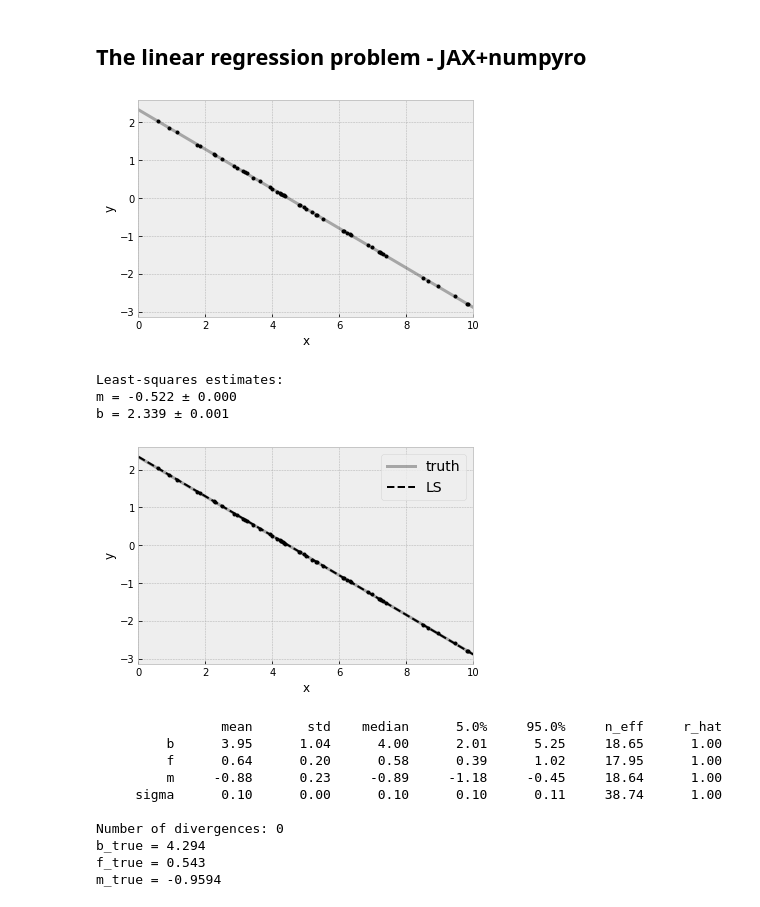
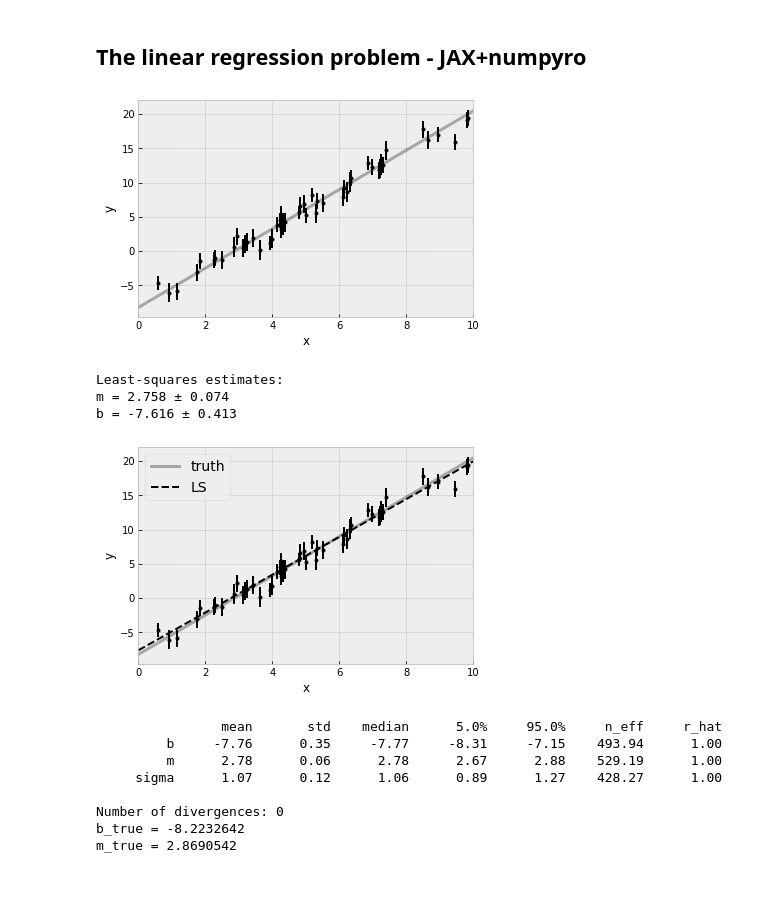
Before and after one commit to srijaniiserprinceton/qdpy-numpyro, a Jupyter notebook: notebooks/linear-regression.ipynb, the cells around one changed output. Cells and saved outputs as stored; diff of their text form; code cells hidden in the pictures.

```diff
--- a/notebooks/linear-regression.ipynb
+++ b/notebooks/linear-regression.ipynb
@@ -27,30 +26,30 @@ numpyro.set_platform("gpu")
 # %%
 import numpy as np
 import matplotlib.pyplot as plt
 
 np.random.seed(123)
 
 # Choose the "true" parameters.
-m_true = -0.9594
-b_true = 4.294
-f_true = 0.543
+m_true = 1.8594
+b_true = -5.3294
+f_true = 1.543
 
 # Generate some synthetic data from the model.
 N = 50
 x = np.sort(10 * np.random.rand(N))
-yerr = 0.01*(0.1 + 0.5 * np.random.rand(N))
 y = f_true * (m_true * x + b_true)
+yerr = 10.0*(0.1 + 0.05 * np.random.rand(N))
 y += np.abs(f_true * y) * np.random.randn(N) * 0.01
 y += yerr * np.random.randn(N)
 
 plt.errorbar(x, y, yerr=yerr, fmt=".k", capsize=0)
 x0 = np.linspace(0, 10, 500)
 plt.plot(x0, f_true * (m_true * x0 + b_true), "k", alpha=0.3, lw=3)
 plt.xlim(0, 10)
 plt.xlabel("x")
 plt.ylabel("y");
 # %% [output]
-[figure, old version]
+[figure, new version]
 # %%
 A = np.vander(x, 2)
 C = np.diag(yerr * yerr)
@@ -70,7 +69,7 @@ plt.xlabel("x")
 plt.ylabel("y");
 # %% [output]
 Least-squares estimates:
-m = -0.522 ± 0.000
-b = 2.339 ± 0.001
+m = 2.758 ± 0.074
+b = -7.616 ± 0.413
-[figure, old version]
+[figure, new version]
 # %%
@@ -110,17 +103,14 @@ mcmc.run(rng_key_, x=x)
 #mcmc.run(rng_key_, x_scaled=x_scaled)
 mcmc.print_summary()
 samples_1 = mcmc.get_samples()
-print("b_true = 4.294")
-print("f_true = 0.543")
-print("m_true = -0.9594")
+print(f"b_true = {b_true*f_true}")
+print(f"m_true = {m_true*f_true}")
 # %% [output]
                 mean       std    median      5.0%     95.0%     n_eff     r_hat
-         b      3.95      1.04      4.00      2.01      5.25     18.65      1.00
-         f      0.64      0.20      0.58      0.39      1.02     17.95      1.00
-         m     -0.88      0.23     -0.89     -1.18     -0.45     18.64      1.00
-     sigma      0.10      0.00      0.10      0.10      0.11     38.74      1.00
+         b     -7.76      0.35     -7.77     -8.31     -7.15    493.94      1.00
+         m      2.78      0.06      2.78      2.67      2.88    529.19      1.00
+     sigma      1.07      0.12      1.06      0.89      1.27    428.27      1.00
 
 Number of divergences: 0
-b_true = 4.294
-f_true = 0.543
-m_true = -0.9594
+b_true = -8.2232642
+m_true = 2.8690542
```
Also changed, not shown: parts of 14 cells of this notebook, 1 other file.
